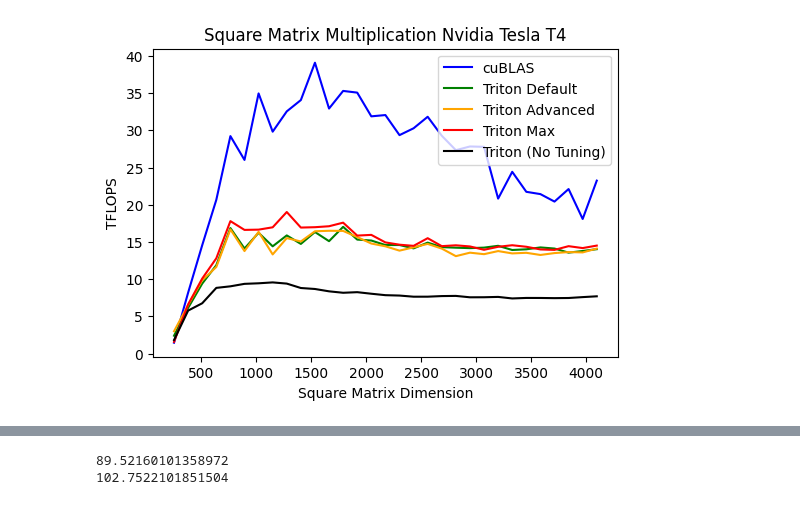
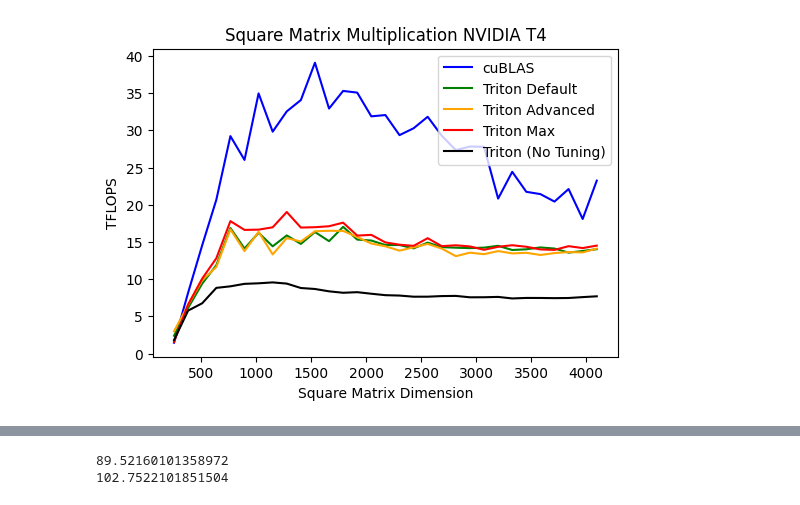
Before and after one commit to felix-ro/EvalTritonTVM, a Jupyter notebook: Results/graphs.ipynb, the cells around one changed output, grey strips where cells are left out. Cells and saved outputs as stored; diff of their text form; code cells hidden in the pictures.

```diff
--- a/Results/graphs.ipynb
+++ b/Results/graphs.ipynb
@@ -52,8 +52,8 @@ def createPerfPlot(csv_file_path: str, csv_file_name: str, title: str):
 # %%
 csv_file_path = "Triton/matmul/T4/"
 csv_file_name = "restults_tesla_t4.csv"
-title = "Square Matrix Multiplication Nvidia Tesla T4"
+title = "Square Matrix Multiplication NVIDIA T4"
 
 createPerfPlot(csv_file_path=csv_file_path, csv_file_name=csv_file_name, title=title)
 # %% [output]
-[figure, old version]
+[figure, new version]
```
Also changed, not shown: parts of 2 cells of this notebook, 6 other files.
